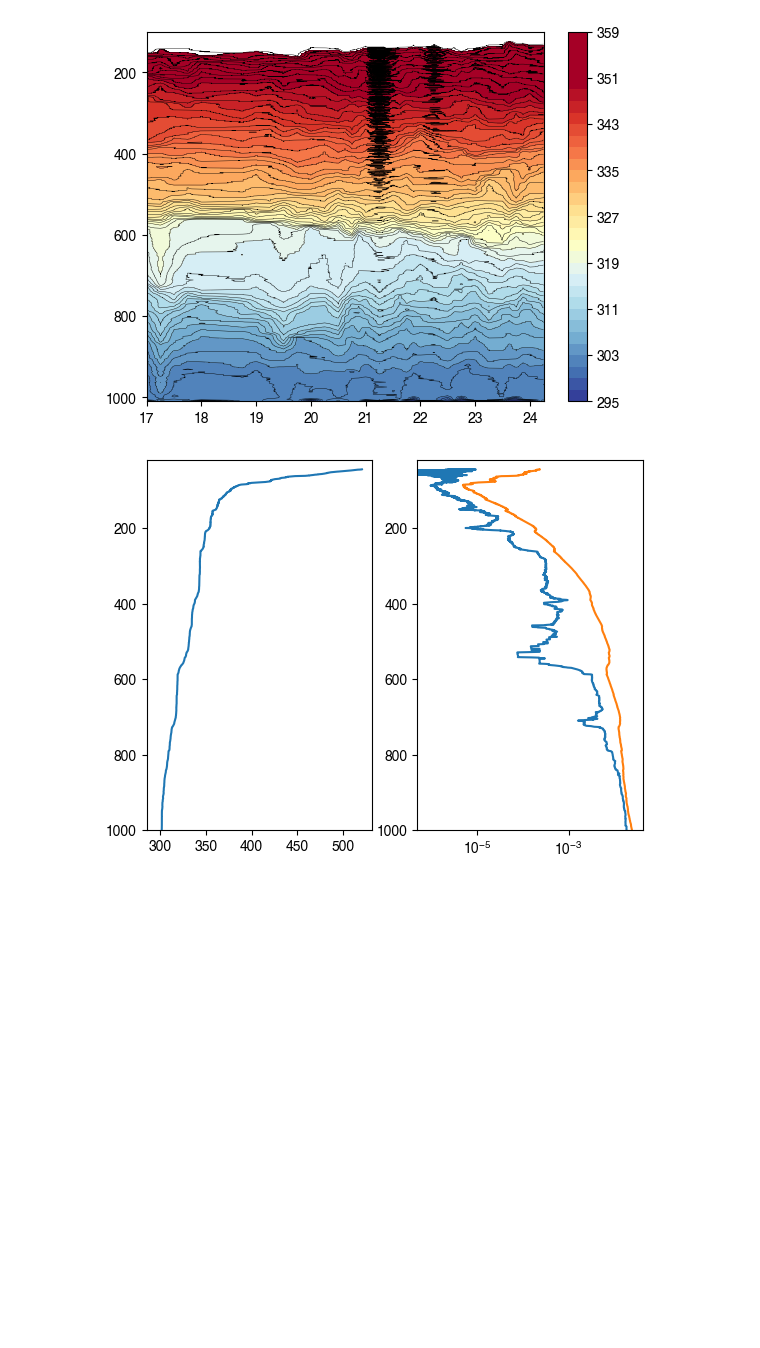
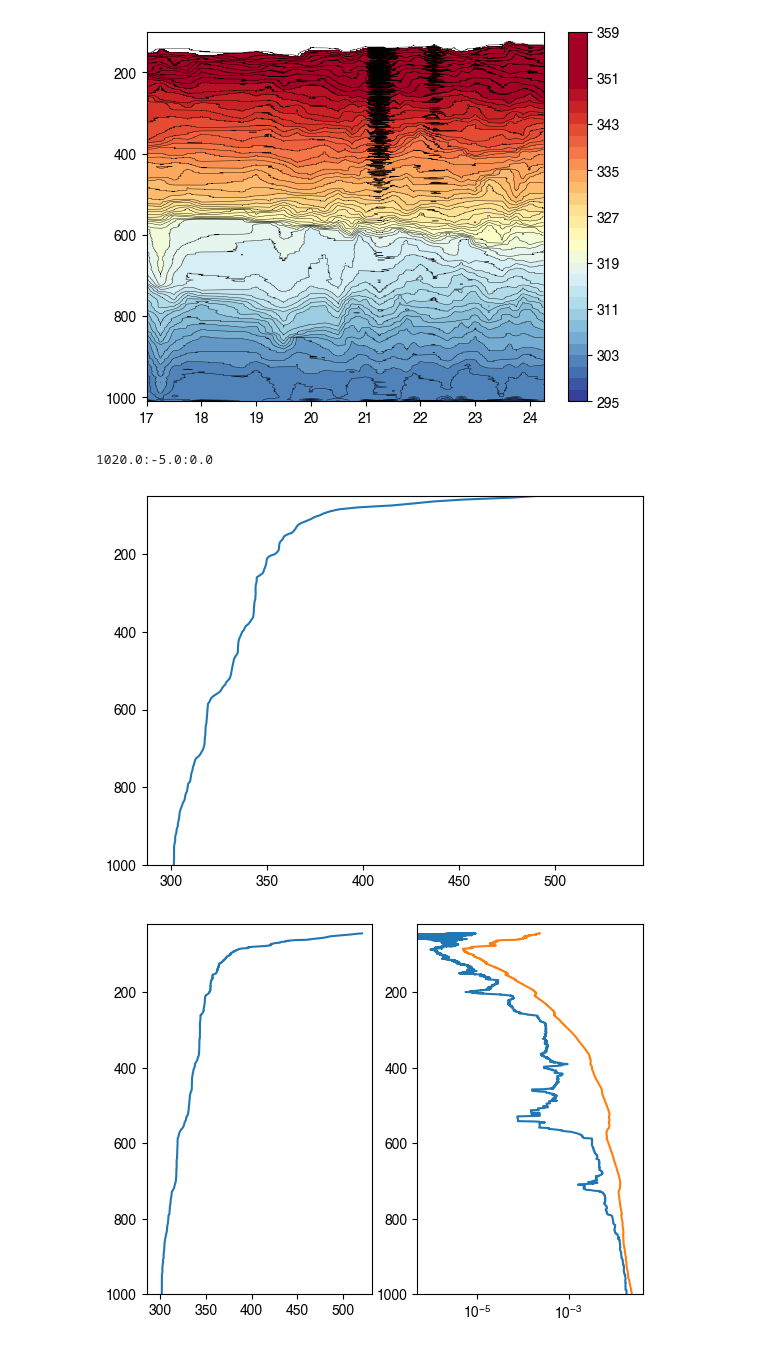
Before and after one commit to deszoeke/ASTRAL-soundings, a Jupyter notebook: src/read_raobe_txt.ipynb, the cells around one changed output. Drawn from its saved outputs; the diff is of its cells as text; code cells hidden in the pictures; blank space fills up the shorter version.

Commit message:
timeheight plot interpolated to plevs

```diff
--- a/src/read_raobe_txt.ipynb
+++ b/src/read_raobe_txt.ipynb
@@ -350,6 +353,62 @@ ylim([1010, 100])
 gcf()
 # %% [output]
 [figure]
+# %%
+# Interpolation methods
+# Pressure is irregular and different for each sounding time.
+
+"dv converts Datetimes to numeric values for Interpolations."
+dv(dt, offset=DateTime(2019,3,1)) = Dates.value(dt - offset)
+
+# interpolation functions
+function itp_sparse(x::Vector, p::Vector)
+    # knot-vectors must be unique and sorted in increasing order
+    ind = sortperm(p)
+    ii = isfinite.(p[ind])
+    extrapolate( interpolate( (p[ind][ii],), x[ind][ii], Gridded(Linear()) ), NaN )
+end
+
+"Filter missing data from the input sounding before interpolating."
+function itp(x::Vector, p::Vector)
+    # knot-vectors must be unique and sorted in increasing order
+    ind = sortperm(p)
+    ii = isfinite.(p[ind] .+ x[ind]) # .& .!ismissing.(p[ind] .+ x[ind])
+    extrapolate( interpolate( (p[ind][ii],), x[ind][ii], Gridded(Linear()) ), NaN )
+end
+
+"rectangular interval averaging onto a decreasing pressure coordinate"
+function pavg(x::Vector, p::Vector; plevs=1020.0:-5.0:0.0)
+    s1 = zeros(Float64, size(plevs))
+    # s2 = zeros(Float64, size(p))
+    ns = zeros(Float64, size(plevs))
+
+    for i in eachindex(p)
+        j = findfirst(x -> x < p[i], plevs) # j indexes plevs
+        if !isnothing(j)
+            s1[j] += isfinite(x[i]) ? x[i] : 0
+            # s2[j] += x[i]^2
+            ns[j] += 1.0*isfinite(x[i])
+        end
+    end
+
+    s1 ./ ns # mean
+end
+
+# pressure levels to interploate to
+dp = 5.0
+plevs = 1020.0:-dp:0.0
+# %% [output]
+1020.0:-5.0:0.0
+# %%
+# interpolate one temperature profile
+tempint = pavg(temp[:,1], pres[:,1])
+
+clf()
+plot(theta.(tempint.+C, plevs),plevs)
+ylim([1000,50])
+gcf()
+# %% [output]
+[figure, added]
 # %%
 # plot example sounding
 qs_ = @. qs(1e2*df[!,:PRES], df[!,:TEMP])
```
Also changed, not shown: parts of 17 cells of this notebook.
